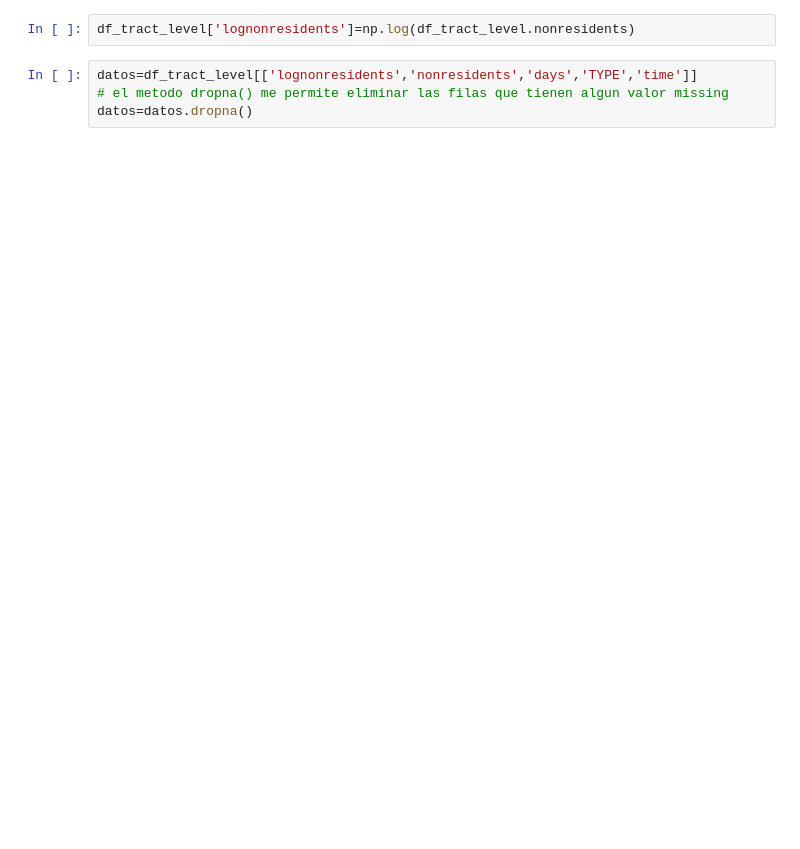
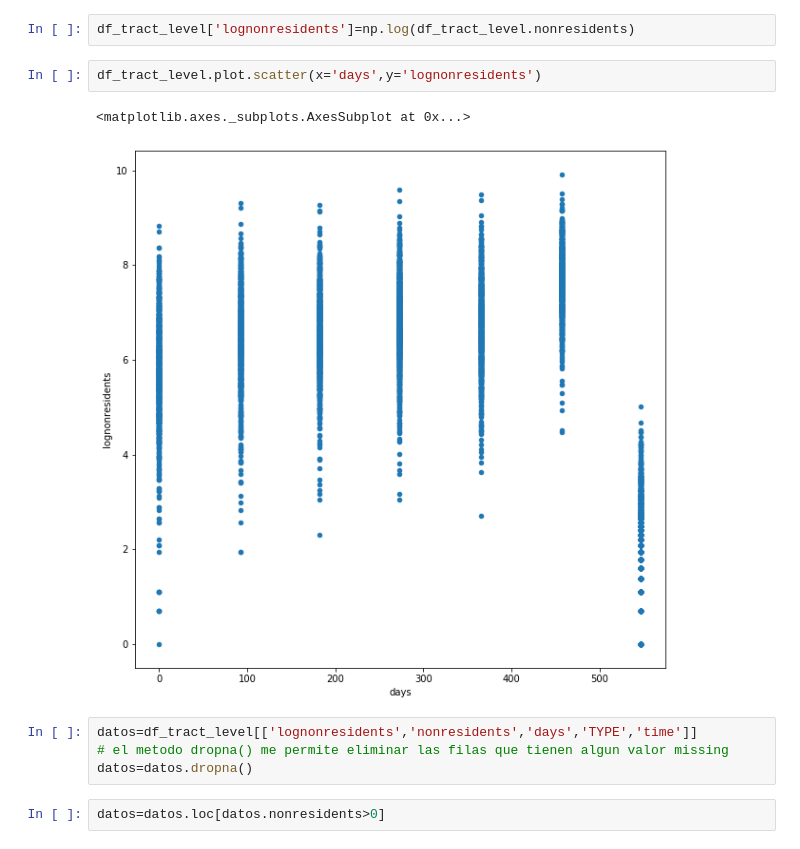
Before and after one commit to rpasquini/twitter_and_displacement, a Jupyter notebook: notebooks/Econometrics by typologies Buenos Aires.ipynb, the cells around one changed output. Saved outputs shown, nothing was run; the diff lists cells and outputs as text; blank space fills up the shorter version.

```diff
--- a/notebooks/Econometrics by typologies Buenos Aires.ipynb
+++ b/notebooks/Econometrics by typologies Buenos Aires.ipynb
@@ -165,9 +140,16 @@ df_tract_level.plot.scatter(x='days',y='nonresidents')
 # %%
 df_tract_level['lognonresidents']=np.log(df_tract_level.nonresidents)
+# %%
+df_tract_level.plot.scatter(x='days',y='lognonresidents')
+# %% [output]
+<matplotlib.axes._subplots.AxesSubplot at 0x...>
+[figure, added]
 # %%
 datos=df_tract_level[['lognonresidents','nonresidents','days','TYPE','time']]
 # el metodo dropna() me permite eliminar las filas que tienen algun valor missing
 datos=datos.dropna()
+# %%
+datos=datos.loc[datos.nonresidents>0]
 # %%
 import numpy as np
 results = smf.ols('lognonresidents ~  days*C(TYPE)+ C(time)', data=datos).fit()
```
Also changed, not shown: parts of 19 cells of this notebook, 1 other file.
